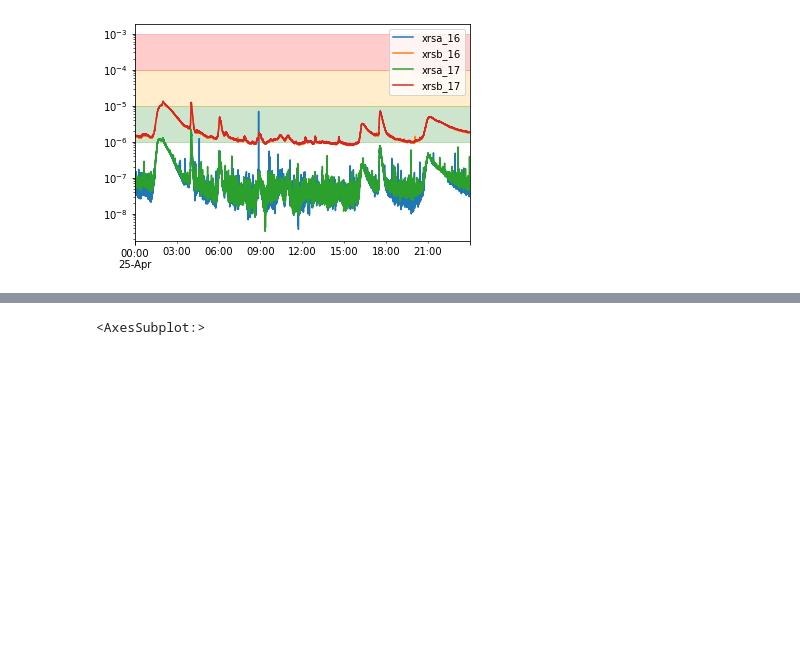
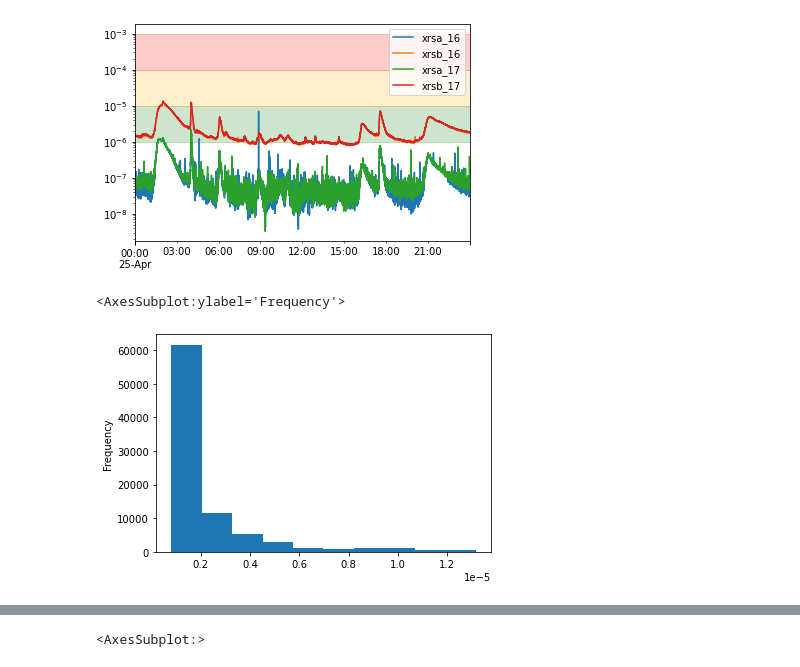
Before and after one commit to andreapy/Solar_Flare, a Jupyter notebook: Query GOES XRS.ipynb, the cells around one changed output, grey strips where cells are left out. Cells and saved outputs as stored; diff of their text form; code cells hidden in the pictures; blank space fills up the shorter version.

```diff
--- a/Query GOES XRS.ipynb
+++ b/Query GOES XRS.ipynb
@@ -81,3 +91,10 @@ ax.axhspan(10e-5,10e-4,color='red',alpha=0.2)
 # %% [output]
 <matplotlib.patches.Polygon at 0x...>
 [figure]
+# %%
+### Histograms : understand our data's distributions
+#XRS.plot.hist(subplots=True)
+XRS['xrsb_17'].plot.hist()
+# %% [output]
+<AxesSubplot:ylabel='Frequency'>
+[figure, added]
```
Also changed, not shown: parts of 12 cells of this notebook.
